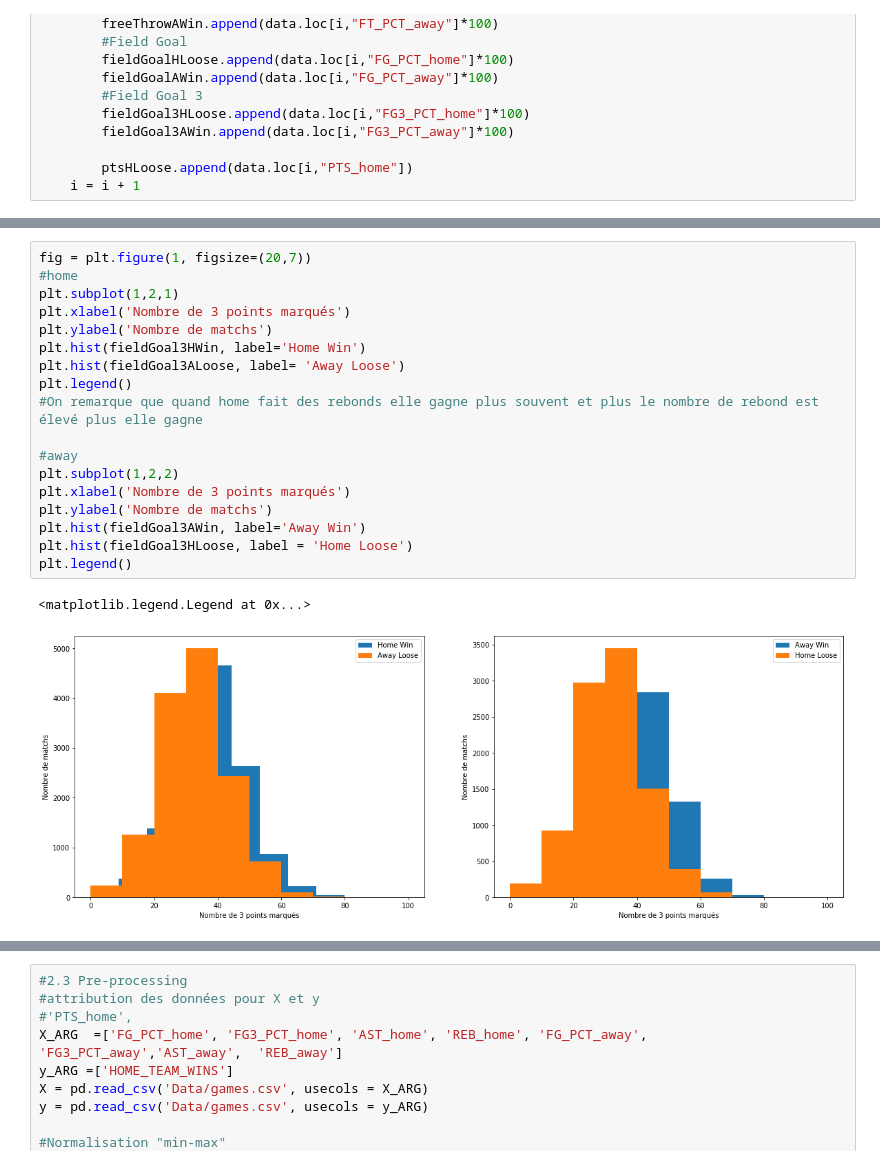
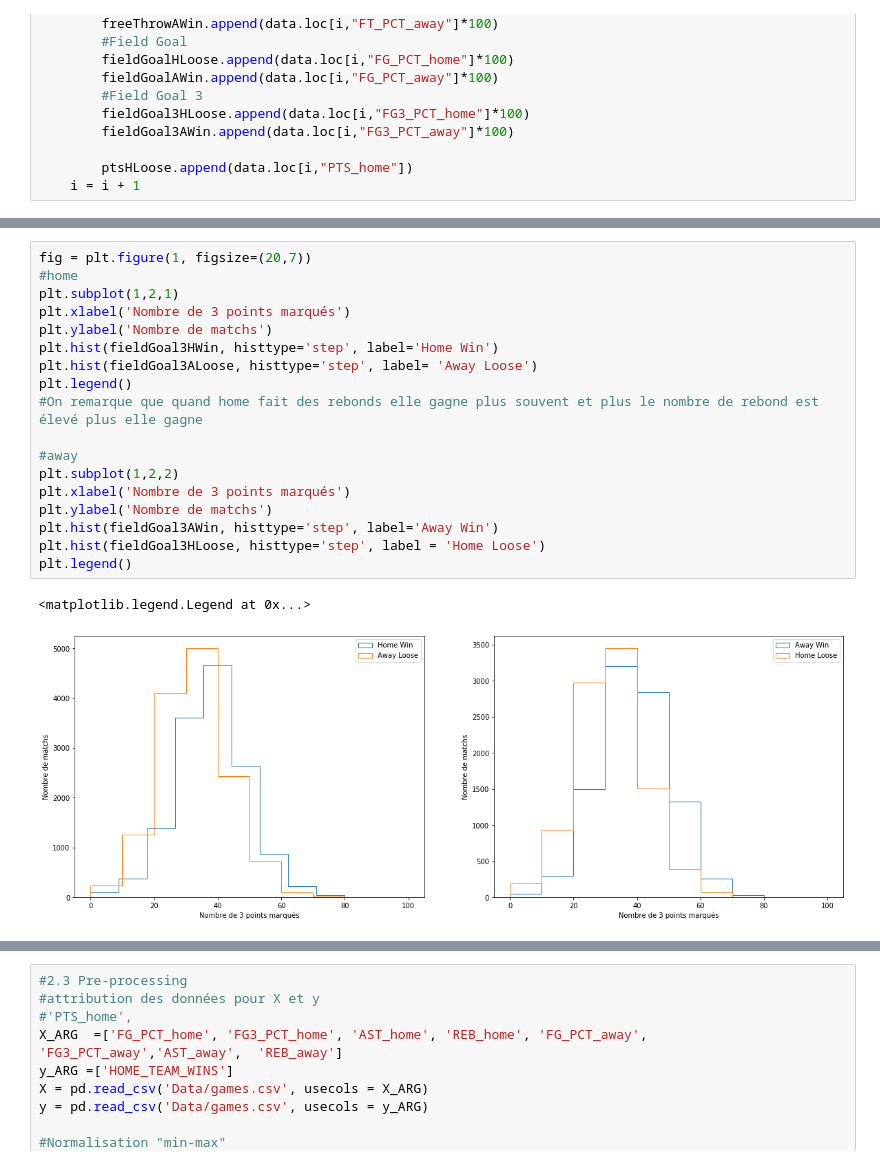
Before and after one commit to atn99/Projet_AA, a Jupyter notebook: Projet NBA.ipynb, the cells around one changed output, grey strips where cells are left out. Cells and saved outputs as stored; diff of their text form.

```diff
--- a/Projet NBA.ipynb
+++ b/Projet NBA.ipynb
@@ -200,24 +200,24 @@ plt.legend()
 # %%
 fig = plt.figure(1, figsize=(20,7))
 #home
 plt.subplot(1,2,1)
 plt.xlabel('Nombre de 3 points marqués')
 plt.ylabel('Nombre de matchs')
-plt.hist(fieldGoal3HWin, label='Home Win')
-plt.hist(fieldGoal3ALoose, label= 'Away Loose')
+plt.hist(fieldGoal3HWin, histtype='step', label='Home Win')
+plt.hist(fieldGoal3ALoose, histtype='step', label= 'Away Loose')
 plt.legend()
 #On remarque que quand home fait des rebonds elle gagne plus souvent et plus le nombre de rebond est élevé plus elle gagne
 
 #away
 plt.subplot(1,2,2)
 plt.xlabel('Nombre de 3 points marqués')
 plt.ylabel('Nombre de matchs')
-plt.hist(fieldGoal3AWin, label='Away Win')
-plt.hist(fieldGoal3HLoose, label = 'Home Loose')
+plt.hist(fieldGoal3AWin, histtype='step', label='Away Win')
+plt.hist(fieldGoal3HLoose, histtype='step', label = 'Home Loose')
 plt.legend()
 # %% [output]
 <matplotlib.legend.Legend at 0x...>
-[figure, old version]
+[figure, new version]
 # %%
 fig = plt.figure(1, figsize=(20,7))
 
```
Also changed, not shown: parts of 18 cells of this notebook, 1 other file.
